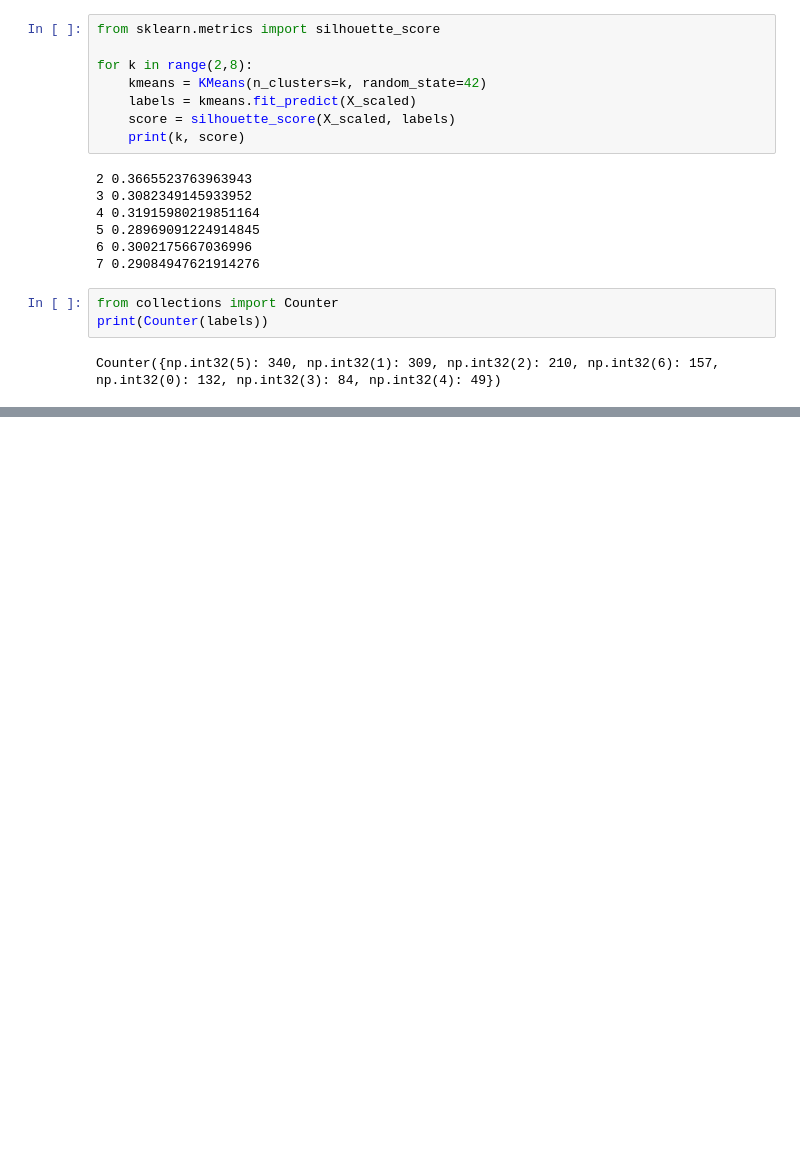
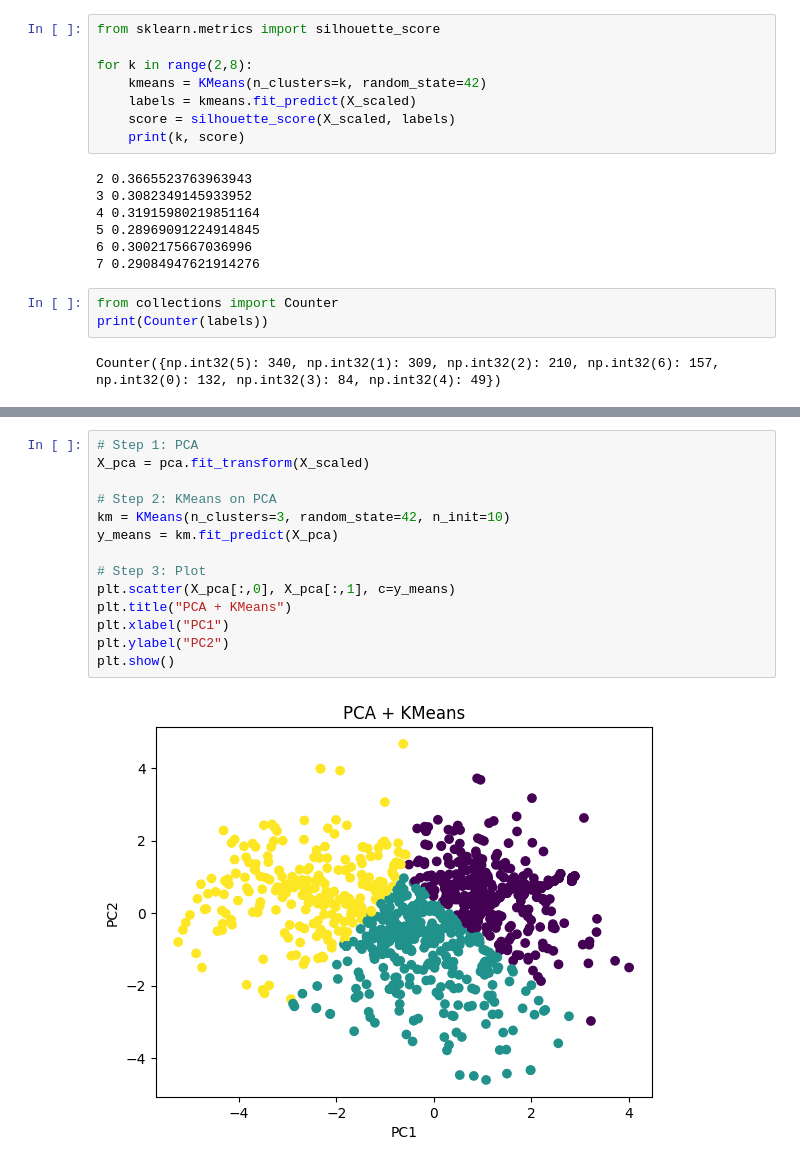
Before and after one commit to aranjali1/anemia-severity-prediction, a Jupyter notebook: microcytic_severity_Clustering.ipynb, the cells around one changed output, grey strips where cells are left out. Drawn from its saved outputs; the diff is of its cells as text; blank space fills up the shorter version.

```diff
--- a/microcytic_severity_Clustering.ipynb
+++ b/microcytic_severity_Clustering.ipynb
@@ -325,3 +311,19 @@ y_means = km.fit_predict(X)
+# %%
+# Step 1: PCA
+X_pca = pca.fit_transform(X_scaled)
+
+# Step 2: KMeans on PCA
+km = KMeans(n_clusters=3, random_state=42, n_init=10)
+y_means = km.fit_predict(X_pca)
+
+# Step 3: Plot
+plt.scatter(X_pca[:,0], X_pca[:,1], c=y_means)
+plt.title("PCA + KMeans")
+plt.xlabel("PC1")
+plt.ylabel("PC2")
+plt.show()
+# %% [output]
+[figure, added]
 # %%
 X[y_means==0]
 # %% [output]
```
Also changed, not shown: parts of 39 cells of this notebook.
